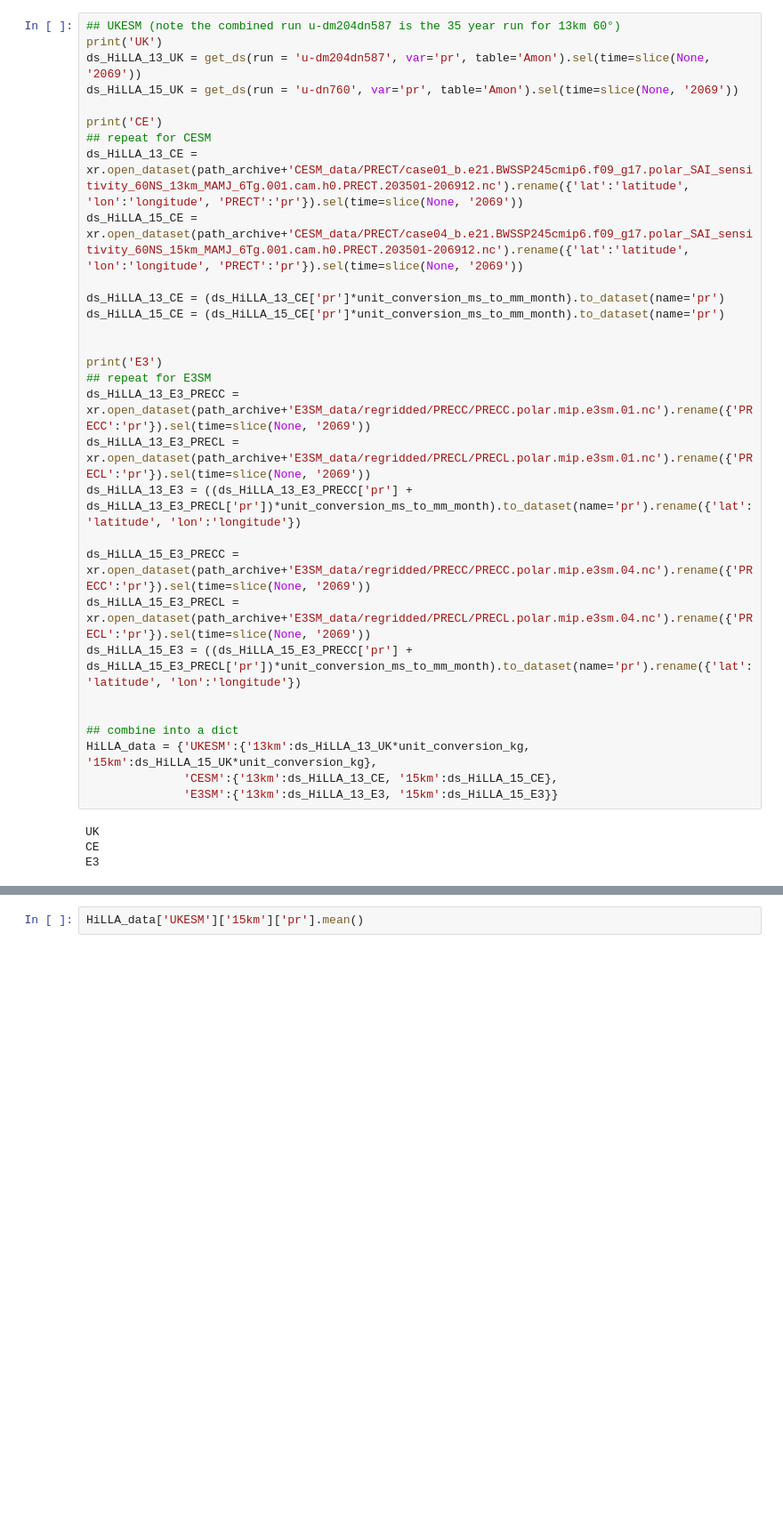
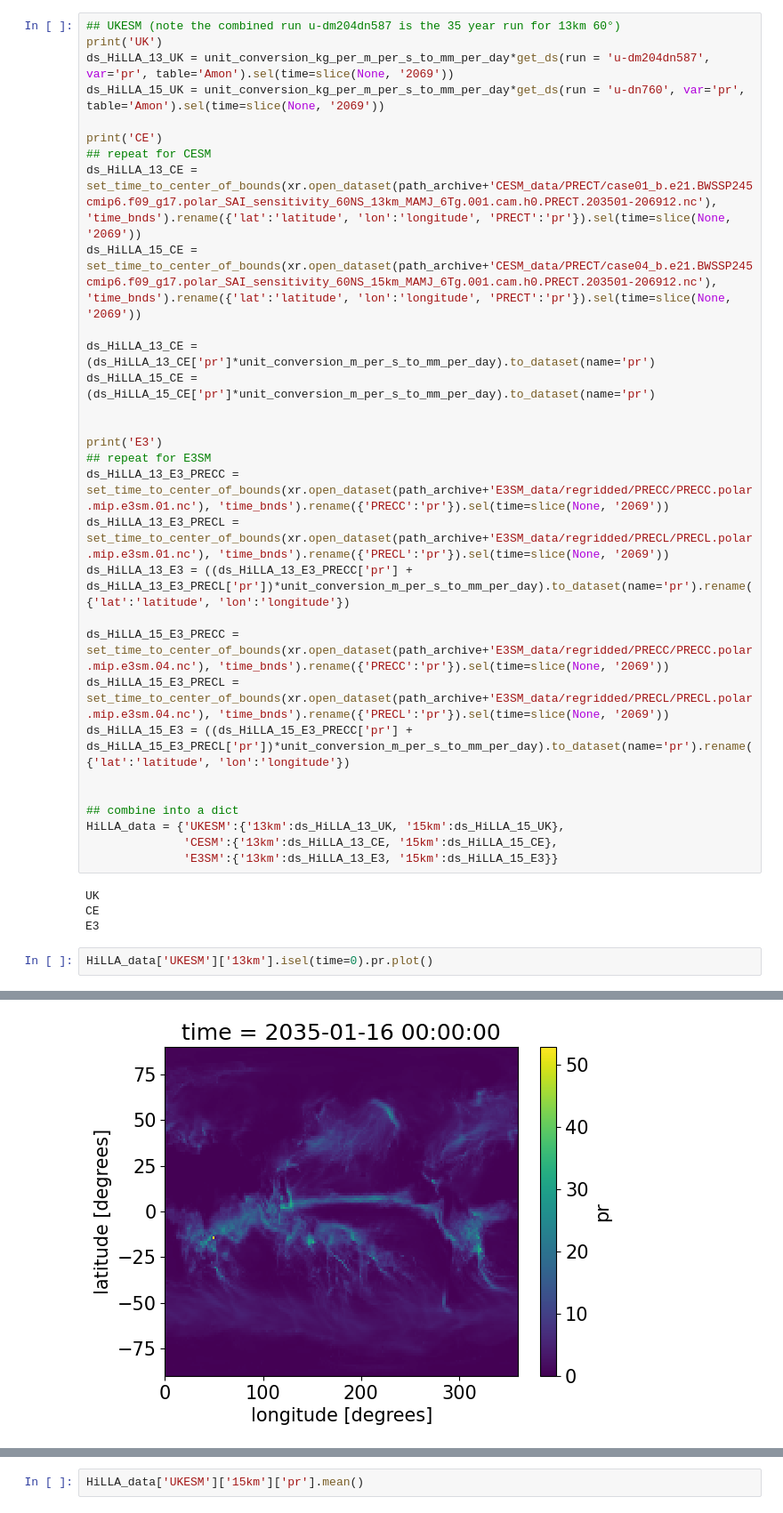
Before and after one commit to alistairduffey/HiLLA_MM, a Jupyter notebook: Prod_analysis/07_precipitation.ipynb, the cells around one changed output, grey strips where cells are left out. Shown at 89% size. Cells and saved outputs as stored; diff of their text form; blank space fills up the shorter version.

```diff
--- a/Prod_analysis/07_precipitation.ipynb
+++ b/Prod_analysis/07_precipitation.ipynb
@@ -91,34 +28,37 @@ def get_time_slice_mean(ds):
 # %%
 ## UKESM (note the combined run u-dm204dn587 is the 35 year run for 13km 60°)
 print('UK')
-ds_HiLLA_13_UK = get_ds(run = 'u-dm204dn587', var='pr', table='Amon').sel(time=slice(None, '2069'))
-ds_HiLLA_15_UK = get_ds(run = 'u-dn760', var='pr', table='Amon').sel(time=slice(None, '2069'))
+ds_HiLLA_13_UK = unit_conversion_kg_per_m_per_s_to_mm_per_day*get_ds(run = 'u-dm204dn587', var='pr', table='Amon').sel(time=slice(None, '2069'))
+ds_HiLLA_15_UK = unit_conversion_kg_per_m_per_s_to_mm_per_day*get_ds(run = 'u-dn760', var='pr', table='Amon').sel(time=slice(None, '2069'))
 
 print('CE')
 ## repeat for CESM
-ds_HiLLA_13_CE = xr.open_dataset(path_archive+'CESM_data/PRECT/case01_b.e21.BWSSP245cmip6.f09_g17.polar_SAI_sensitivity_60NS_13km_MAMJ_6Tg.001.cam.h0.PRECT.203501-206912.nc').rename({'lat':'latitude', 'lon':'longitude', 'PRECT':'pr'}).sel(time=slice(None, '2069'))
-ds_HiLLA_15_CE = xr.open_dataset(path_archive+'CESM_data/PRECT/case04_b.e21.BWSSP245cmip6.f09_g17.polar_SAI_sensitivity_60NS_15km_MAMJ_6Tg.001.cam.h0.PRECT.203501-206912.nc').rename({'lat':'latitude', 'lon':'longitude', 'PRECT':'pr'}).sel(time=slice(None, '2069'))
+ds_HiLLA_13_CE = set_time_to_center_of_bounds(xr.open_dataset(path_archive+'CESM_data/PRECT/case01_b.e21.BWSSP245cmip6.f09_g17.polar_SAI_sensitivity_60NS_13km_MAMJ_6Tg.001.cam.h0.PRECT.203501-206912.nc'), 'time_bnds').rename({'lat':'latitude', 'lon':'longitude', 'PRECT':'pr'}).sel(time=slice(None, '2069'))
+ds_HiLLA_15_CE = set_time_to_center_of_bounds(xr.open_dataset(path_archive+'CESM_data/PRECT/case04_b.e21.BWSSP245cmip6.f09_g17.polar_SAI_sensitivity_60NS_15km_MAMJ_6Tg.001.cam.h0.PRECT.203501-206912.nc'), 'time_bnds').rename({'lat':'latitude', 'lon':'longitude', 'PRECT':'pr'}).sel(time=slice(None, '2069'))
 
-ds_HiLLA_13_CE = (ds_HiLLA_13_CE['pr']*unit_conversion_ms_to_mm_month).to_dataset(name='pr')
-ds_HiLLA_15_CE = (ds_HiLLA_15_CE['pr']*unit_conversion_ms_to_mm_month).to_dataset(name='pr')
+ds_HiLLA_13_CE = (ds_HiLLA_13_CE['pr']*unit_conversion_m_per_s_to_mm_per_day).to_dataset(name='pr')
+ds_HiLLA_15_CE = (ds_HiLLA_15_CE['pr']*unit_conversion_m_per_s_to_mm_per_day).to_dataset(name='pr')
 
 
 print('E3')
 ## repeat for E3SM
-ds_HiLLA_13_E3_PRECC = xr.open_dataset(path_archive+'E3SM_data/regridded/PRECC/PRECC.polar.mip.e3sm.01.nc').rename({'PRECC':'pr'}).sel(time=slice(None, '2069'))
-ds_HiLLA_13_E3_PRECL = xr.open_dataset(path_archive+'E3SM_data/regridded/PRECL/PRECL.polar.mip.e3sm.01.nc').rename({'PRECL':'pr'}).sel(time=slice(None, '2069'))
-ds_HiLLA_13_E3 = ((ds_HiLLA_13_E3_PRECC['pr'] + ds_HiLLA_13_E3_PRECL['pr'])*unit_conversion_ms_to_mm_month).to_dataset(name='pr').rename({'lat':'latitude', 'lon':'longitude'})
+ds_HiLLA_13_E3_PRECC = set_time_to_center_of_bounds(xr.open_dataset(path_archive+'E3SM_data/regridded/PRECC/PRECC.polar.mip.e3sm.01.nc'), 'time_bnds').rename({'PRECC':'pr'}).sel(time=slice(None, '2069'))
+ds_HiLLA_13_E3_PRECL = set_time_to_center_of_bounds(xr.open_dataset(path_archive+'E3SM_data/regridded/PRECL/PRECL.polar.mip.e3sm.01.nc'), 'time_bnds').rename({'PRECL':'pr'}).sel(time=slice(None, '2069'))
+ds_HiLLA_13_E3 = ((ds_HiLLA_13_E3_PRECC['pr'] + ds_HiLLA_13_E3_PRECL['pr'])*unit_conversion_m_per_s_to_mm_per_day).to_dataset(name='pr').rename({'lat':'latitude', 'lon':'longitude'})
 
-ds_HiLLA_15_E3_PRECC = xr.open_dataset(path_archive+'E3SM_data/regridded/PRECC/PRECC.polar.mip.e3sm.04.nc').rename({'PRECC':'pr'}).sel(time=slice(None, '2069'))
-ds_HiLLA_15_E3_PRECL = xr.open_dataset(path_archive+'E3SM_data/regridded/PRECL/PRECL.polar.mip.e3sm.04.nc').rename({'PRECL':'pr'}).sel(time=slice(None, '2069'))
-ds_HiLLA_15_E3 = ((ds_HiLLA_15_E3_PRECC['pr'] + ds_HiLLA_15_E3_PRECL['pr'])*unit_conversion_ms_to_mm_month).to_dataset(name='pr').rename({'lat':'latitude', 'lon':'longitude'})
+ds_HiLLA_15_E3_PRECC = set_time_to_center_of_bounds(xr.open_dataset(path_archive+'E3SM_data/regridded/PRECC/PRECC.polar.mip.e3sm.04.nc'), 'time_bnds').rename({'PRECC':'pr'}).sel(time=slice(None, '2069'))
+ds_HiLLA_15_E3_PRECL = set_time_to_center_of_bounds(xr.open_dataset(path_archive+'E3SM_data/regridded/PRECL/PRECL.polar.mip.e3sm.04.nc'), 'time_bnds').rename({'PRECL':'pr'}).sel(time=slice(None, '2069'))
+ds_HiLLA_15_E3 = ((ds_HiLLA_15_E3_PRECC['pr'] + ds_HiLLA_15_E3_PRECL['pr'])*unit_conversion_m_per_s_to_mm_per_day).to_dataset(name='pr').rename({'lat':'latitude', 'lon':'longitude'})
 
 
 ## combine into a dict
-HiLLA_data = {'UKESM':{'13km':ds_HiLLA_13_UK*unit_conversion_kg, '15km':ds_HiLLA_15_UK*unit_conversion_kg},
+HiLLA_data = {'UKESM':{'13km':ds_HiLLA_13_UK, '15km':ds_HiLLA_15_UK},
               'CESM':{'13km':ds_HiLLA_13_CE, '15km':ds_HiLLA_15_CE},
               'E3SM':{'13km':ds_HiLLA_13_E3, '15km':ds_HiLLA_15_E3}}
 # %% [output]
 UK
 CE
 E3
+# %%
+HiLLA_data['UKESM']['13km'].isel(time=0).pr.plot()
+# %% [output]
@@ -124,0 +66 @@ E3
+[figure, added]
```
Also changed, not shown: parts of 24 cells of this notebook, 4 other files.
